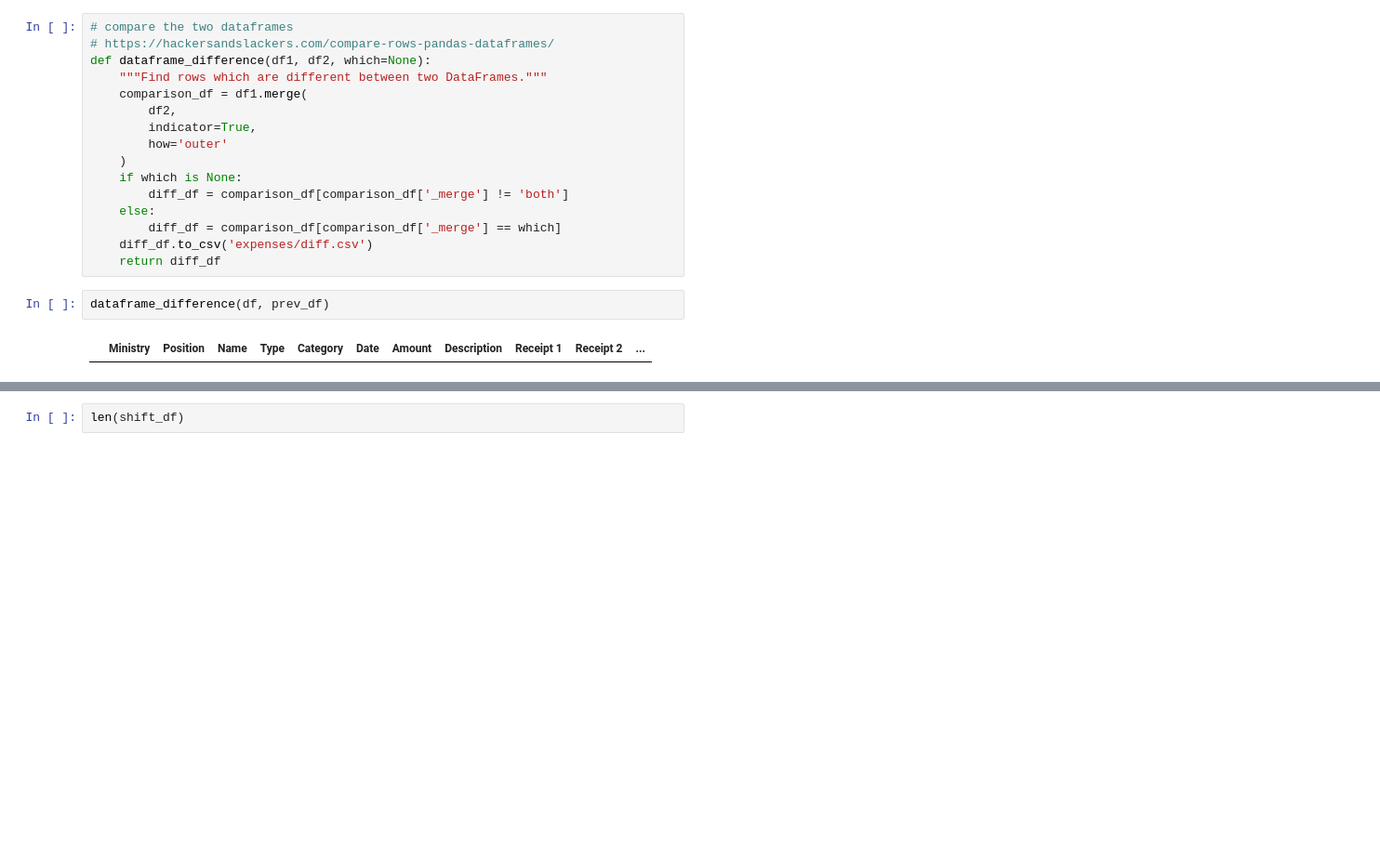
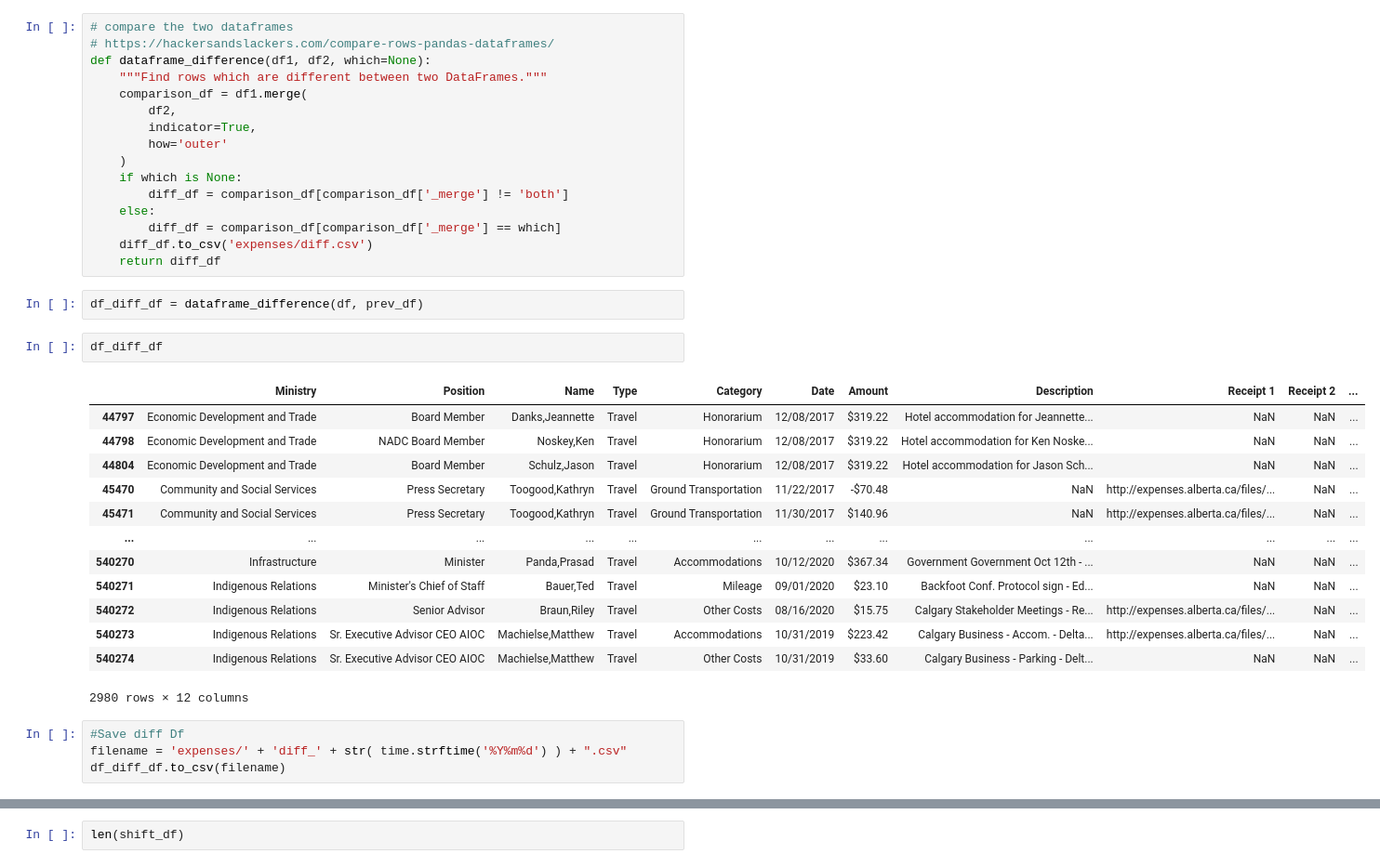
Before and after one commit to Brettkgamble/transparentgov, a Jupyter notebook: notebooks/transgov.ipynb, the cells around one changed output, grey strips where cells are left out. Shown at 93% size. Cells and saved outputs as stored; diff of their text form; blank space fills up the shorter version.

Commit message:
0018 - diff dataframe

```diff
--- a/notebooks/transgov.ipynb
+++ b/notebooks/transgov.ipynb
@@ -117,7 +119,25 @@ def dataframe_difference(df1, df2, which=None):
     diff_df.to_csv('expenses/diff.csv')
     return diff_df
 # %%
-dataframe_difference(df, prev_df)
+df_diff_df = dataframe_difference(df, prev_df)
-# %% [output]
-|  | Ministry | Position | Name | Type | Category | Date | Amount | Description | Receipt 1 | Receipt 2 | ... |
+# %%
+df_diff_df
+# %% [output]
+|  | Ministry | Position | Name | Type | Category | Date | Amount | Description | Receipt 1 | Receipt 2 | ... |
+| 44797 | Economic Development and Trade | Board Member | Danks,Jeannette | Travel | Honorarium | 12/08/2017 | $319.22 | Hotel accommodation for Jeannette... | NaN | NaN | ... |
+| 44798 | Economic Development and Trade | NADC Board Member | Noskey,Ken | Travel | Honorarium | 12/08/2017 | $319.22 | Hotel accommodation for Ken Noske... | NaN | NaN | ... |
+| 44804 | Economic Development and Trade | Board Member | Schulz,Jason | Travel | Honorarium | 12/08/2017 | $319.22 | Hotel accommodation for Jason Sch... | NaN | NaN | ... |
+| 45470 | Community and Social Services | Press Secretary | Toogood,Kathryn | Travel | Ground Transportation | 11/22/2017 | -$70.48 | NaN | http://expenses.alberta.ca/files/... | NaN | ... |
+| 45471 | Community and Social Services | Press Secretary | Toogood,Kathryn | Travel | Ground Transportation | 11/30/2017 | $140.96 | NaN | http://expenses.alberta.ca/files/... | NaN | ... |
+| ... | ... | ... | ... | ... | ... | ... | ... | ... | ... | ... | ... |
+| 540270 | Infrastructure | Minister | Panda,Prasad | Travel | Accommodations | 10/12/2020 | $367.34 | Government Government Oct 12th - ... | NaN | NaN | ... |
+| 540271 | Indigenous Relations | Minister's Chief of Staff | Bauer,Ted | Travel | Mileage | 09/01/2020 | $23.10 | Backfoot Conf. Protocol sign - Ed... | NaN | NaN | ... |
+| 540272 | Indigenous Relations | Senior Advisor | Braun,Riley | Travel | Other Costs | 08/16/2020 | $15.75 | Calgary Stakeholder Meetings - Re... | http://expenses.alberta.ca/files/... | NaN | ... |
+| 540273 | Indigenous Relations | Sr. Executive Advisor CEO AIOC | Machielse,Matthew | Travel | Accommodations | 10/31/2019 | $223.42 | Calgary Business - Accom. - Delta... | http://expenses.alberta.ca/files/... | NaN | ... |
+| 540274 | Indigenous Relations | Sr. Executive Advisor CEO AIOC | Machielse,Matthew | Travel | Other Costs | 10/31/2019 | $33.60 | Calgary Business - Parking - Delt... | NaN | NaN | ... |
+2980 rows × 12 columns
+# %%
+#Save diff Df
+filename = 'expenses/' + 'diff_' + str( time.strftime('%Y%m%d') ) + ".csv"
+df_diff_df.to_csv(filename)
 # %%
```
Also changed, not shown: parts of 27 cells of this notebook.
